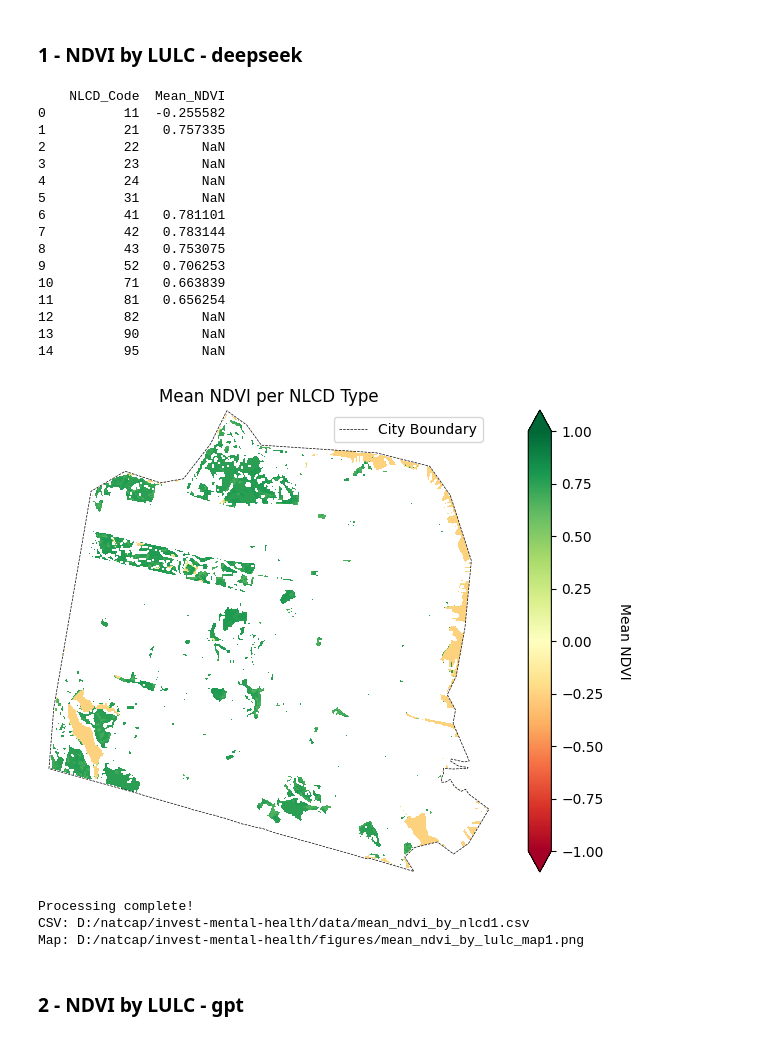
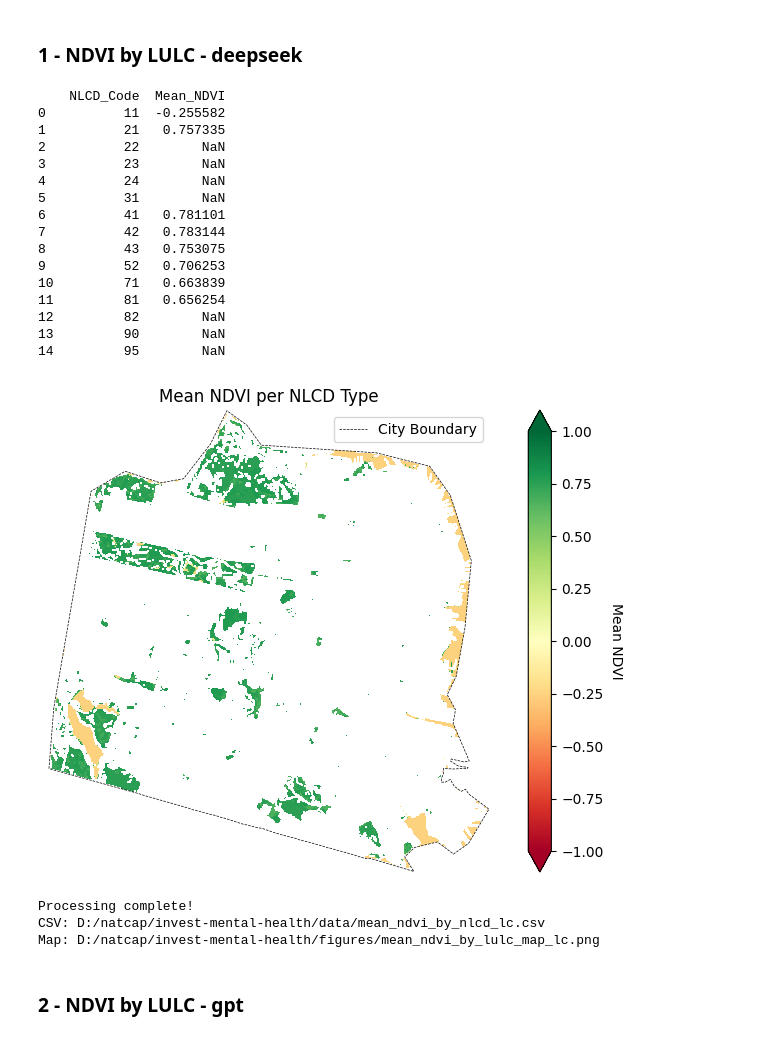
Before and after one commit to natcap/invest-mental-health, a Jupyter notebook: code/NDVI-by-LULC.ipynb, the cells around one changed output. Saved outputs shown, nothing was run; the diff lists cells and outputs as text; code cells hidden in the pictures.

```diff
--- a/code/NDVI-by-LULC.ipynb
+++ b/code/NDVI-by-LULC.ipynb
@@ -40,7 +40,13 @@ path_aoi = os.path.join(dir_shp, 'cb_2019_us_county_500k_06075_clip.shp')
 
 path_ndvi_raster = 'D:/natcap/invest-mental-health/data/ndvi_s2_075_2019_10m_reprojected.tif'
 
+## land cover only
+suffix = 'lc'
 path_landcover = os.path.join('nlcd_2019_land_cover_l48_20210604', 'nlcd_2019_land_cover_l48_20210604.img')
+
+## land cover * tcc
+suffix = 'lc_tcc'
+path_landcover = os.path.join('nlcd_2019_land_cover_l48_20210604', 'nlcd_2019_land_cover_l48_20210604_clipped_reclassified.tif')
 # %% [markdown]
 ### AOI
 # %%
@@ -125,8 +134,8 @@ BOUNDARY_FILE = path_aoi
 NDVI_FILE = path_ndvi_raster
 NLCD_FILE = path_landcover
 
-OUTPUT_CSV = os.path.join(dir_output, 'data/mean_ndvi_by_nlcd1.csv')
-OUTPUT_IMAGE = os.path.join(dir_output, 'figures/mean_ndvi_by_lulc_map1.png')
+OUTPUT_CSV = os.path.join(dir_output, 'data/mean_ndvi_by_nlcd_' + suffix +'.csv')
+OUTPUT_IMAGE = os.path.join(dir_output, 'figures/mean_ndvi_by_lulc_map_' + suffix + '.png')
 
 
 def clip_raster(raster_path, boundary_geom):
@@ -228,38 +237,38 @@ boundary_proj.boundary.plot(
     linestyle='--',
     label='City Boundary'
 )
 
 cbar = plt.colorbar(img, extend='both')
-cbar.set_label('Mean NDVI', rotation=270, labelpad=20)
+cbar.set_label('Mean NDVI', rotation=270, labelpad=14)
 plt.title('Mean NDVI per NLCD Type')
 plt.legend(loc='upper right')
 plt.axis('off')
 
 plt.savefig(OUTPUT_IMAGE, bbox_inches='tight', dpi=300)
 plt.show()
 
 print(f"Processing complete!\nCSV: {OUTPUT_CSV}\nMap: {OUTPUT_IMAGE}")
 # %% [output]
     NLCD_Code  Mean_NDVI
 0          11  -0.255582
 1          21   0.757335
 2          22        NaN
 3          23        NaN
 4          24        NaN
 5          31        NaN
 6          41   0.781101
 7          42   0.783144
 8          43   0.753075
 9          52   0.706253
 10         71   0.663839
 11         81   0.656254
 12         82        NaN
 13         90        NaN
 14         95        NaN
-[figure, old version]
+[figure, new version]
 Processing complete!
-CSV: D:/natcap/invest-mental-health/data/mean_ndvi_by_nlcd1.csv
-Map: D:/natcap/invest-mental-health/figures/mean_ndvi_by_lulc_map1.png
+CSV: D:/natcap/invest-mental-health/data/mean_ndvi_by_nlcd_lc.csv
+Map: D:/natcap/invest-mental-health/figures/mean_ndvi_by_lulc_map_lc.png
 # %% [markdown]
 ### 2 - NDVI by LULC - gpt
 # %%
```
Also changed, not shown: parts of 1 cell of this notebook.
